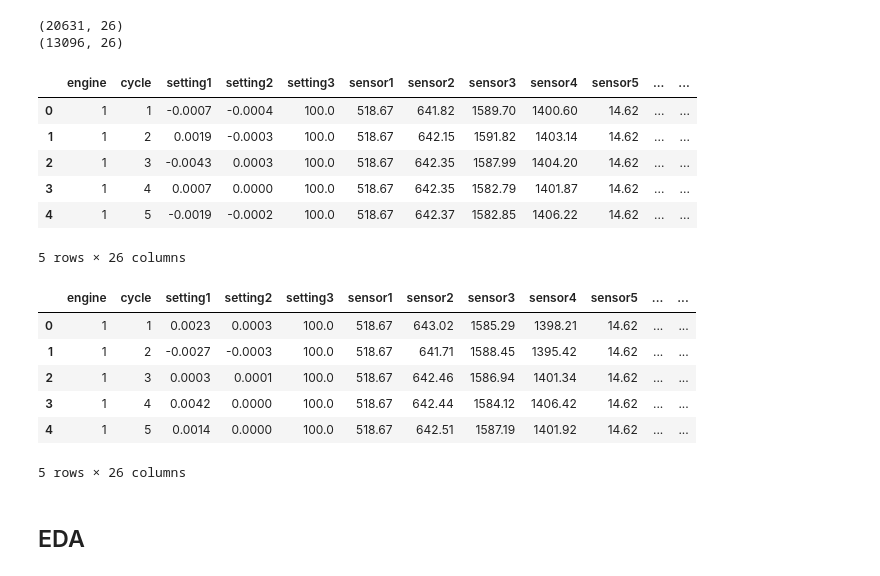
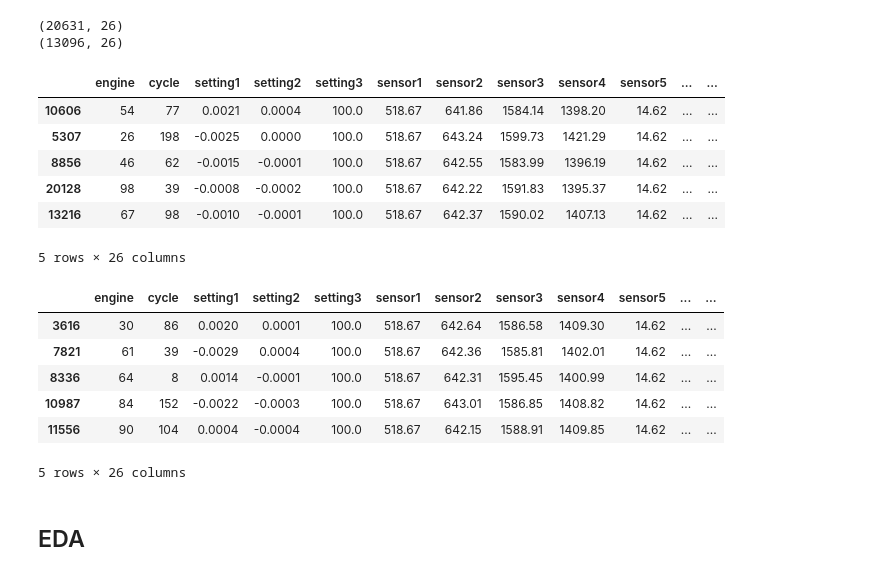
Before and after one commit to Qaem-7/labs_projects, a Jupyter notebook: Projects/Capstone Project/1. Lightning Talk #1/Qaem-Lightning_talk#1.ipynb, the cells around one changed output. Cells and saved outputs as stored; diff of their text form; code cells hidden in the pictures.

```diff
--- a/Projects/Capstone Project/1. Lightning Talk #1/Qaem-Lightning_talk#1.ipynb
+++ b/Projects/Capstone Project/1. Lightning Talk #1/Qaem-Lightning_talk#1.ipynb
@@ -97,24 +97,24 @@ print(df1_test.shape)
 (20631, 26)
 (13096, 26)
 # %%
-df1.head()
+df1.sample(5)
 # %% [output]
 |  | engine | cycle | setting1 | setting2 | setting3 | sensor1 | sensor2 | sensor3 | sensor4 | sensor5 | ... | ... |
-| 0 | 1 | 1 | -0.0007 | -0.0004 | 100.0 | 518.67 | 641.82 | 1589.70 | 1400.60 | 14.62 | ... | ... |
-| 1 | 1 | 2 | 0.0019 | -0.0003 | 100.0 | 518.67 | 642.15 | 1591.82 | 1403.14 | 14.62 | ... | ... |
-| 2 | 1 | 3 | -0.0043 | 0.0003 | 100.0 | 518.67 | 642.35 | 1587.99 | 1404.20 | 14.62 | ... | ... |
-| 3 | 1 | 4 | 0.0007 | 0.0000 | 100.0 | 518.67 | 642.35 | 1582.79 | 1401.87 | 14.62 | ... | ... |
-| 4 | 1 | 5 | -0.0019 | -0.0002 | 100.0 | 518.67 | 642.37 | 1582.85 | 1406.22 | 14.62 | ... | ... |
+| 10606 | 54 | 77 | 0.0021 | 0.0004 | 100.0 | 518.67 | 641.86 | 1584.14 | 1398.20 | 14.62 | ... | ... |
+| 5307 | 26 | 198 | -0.0025 | 0.0000 | 100.0 | 518.67 | 643.24 | 1599.73 | 1421.29 | 14.62 | ... | ... |
+| 8856 | 46 | 62 | -0.0015 | -0.0001 | 100.0 | 518.67 | 642.55 | 1583.99 | 1396.19 | 14.62 | ... | ... |
+| 20128 | 98 | 39 | -0.0008 | -0.0002 | 100.0 | 518.67 | 642.22 | 1591.83 | 1395.37 | 14.62 | ... | ... |
+| 13216 | 67 | 98 | -0.0010 | -0.0001 | 100.0 | 518.67 | 642.37 | 1590.02 | 1407.13 | 14.62 | ... | ... |
 5 rows × 26 columns
 # %%
-df1_test.head()
+df1_test.sample(5)
 # %% [output]
 |  | engine | cycle | setting1 | setting2 | setting3 | sensor1 | sensor2 | sensor3 | sensor4 | sensor5 | ... | ... |
-| 0 | 1 | 1 | 0.0023 | 0.0003 | 100.0 | 518.67 | 643.02 | 1585.29 | 1398.21 | 14.62 | ... | ... |
-| 1 | 1 | 2 | -0.0027 | -0.0003 | 100.0 | 518.67 | 641.71 | 1588.45 | 1395.42 | 14.62 | ... | ... |
-| 2 | 1 | 3 | 0.0003 | 0.0001 | 100.0 | 518.67 | 642.46 | 1586.94 | 1401.34 | 14.62 | ... | ... |
-| 3 | 1 | 4 | 0.0042 | 0.0000 | 100.0 | 518.67 | 642.44 | 1584.12 | 1406.42 | 14.62 | ... | ... |
-| 4 | 1 | 5 | 0.0014 | 0.0000 | 100.0 | 518.67 | 642.51 | 1587.19 | 1401.92 | 14.62 | ... | ... |
+| 3616 | 30 | 86 | 0.0020 | 0.0001 | 100.0 | 518.67 | 642.64 | 1586.58 | 1409.30 | 14.62 | ... | ... |
+| 7821 | 61 | 39 | -0.0029 | 0.0004 | 100.0 | 518.67 | 642.36 | 1585.81 | 1402.01 | 14.62 | ... | ... |
+| 8336 | 64 | 8 | 0.0014 | -0.0001 | 100.0 | 518.67 | 642.31 | 1595.45 | 1400.99 | 14.62 | ... | ... |
+| 10987 | 84 | 152 | -0.0022 | -0.0003 | 100.0 | 518.67 | 643.01 | 1586.85 | 1408.82 | 14.62 | ... | ... |
+| 11556 | 90 | 104 | 0.0004 | -0.0004 | 100.0 | 518.67 | 642.15 | 1588.91 | 1409.85 | 14.62 | ... | ... |
 5 rows × 26 columns
 # %% [markdown]
 ## EDA
```
Also changed, not shown: parts of 29 cells of this notebook, 1 other file.
